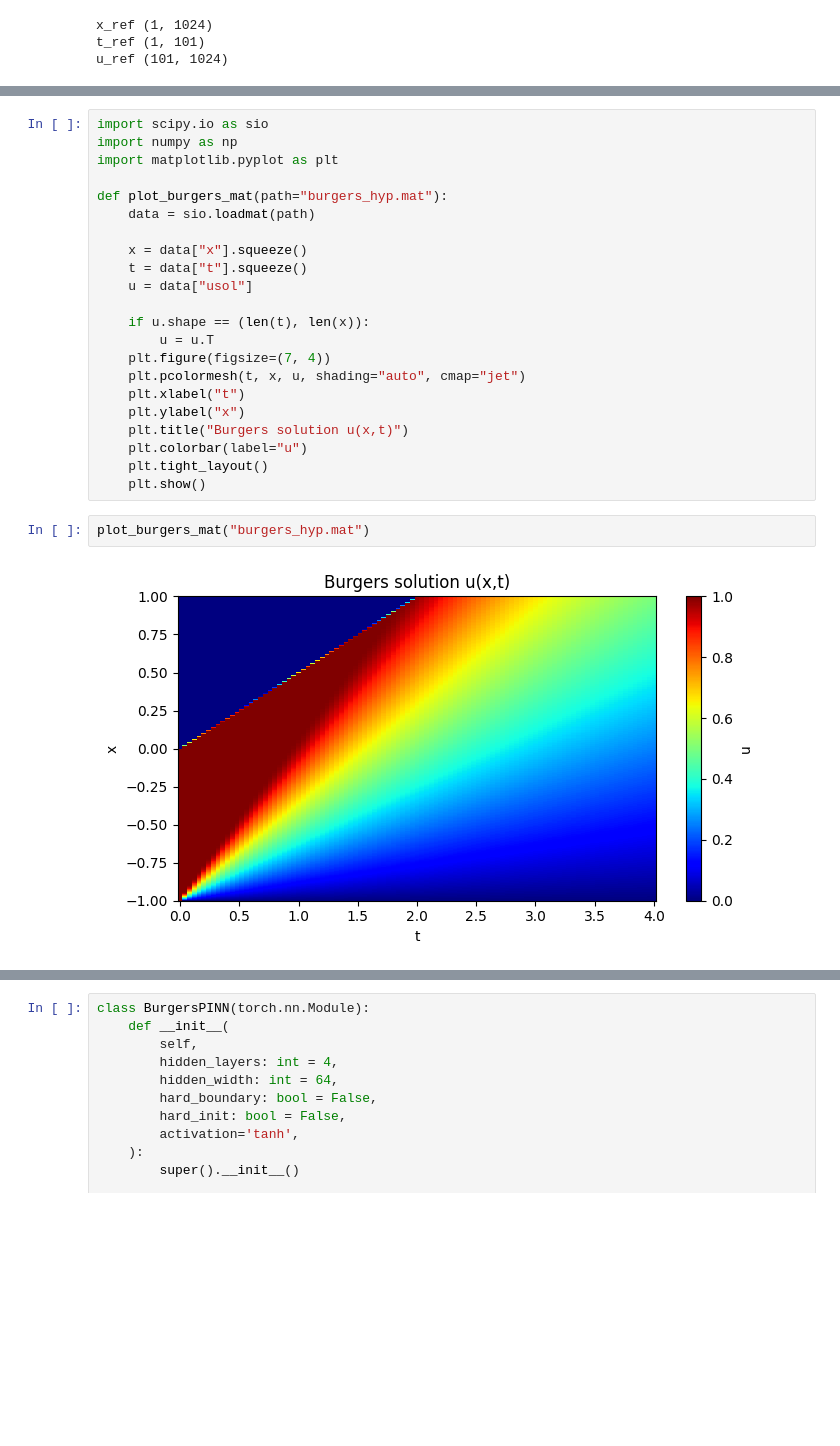
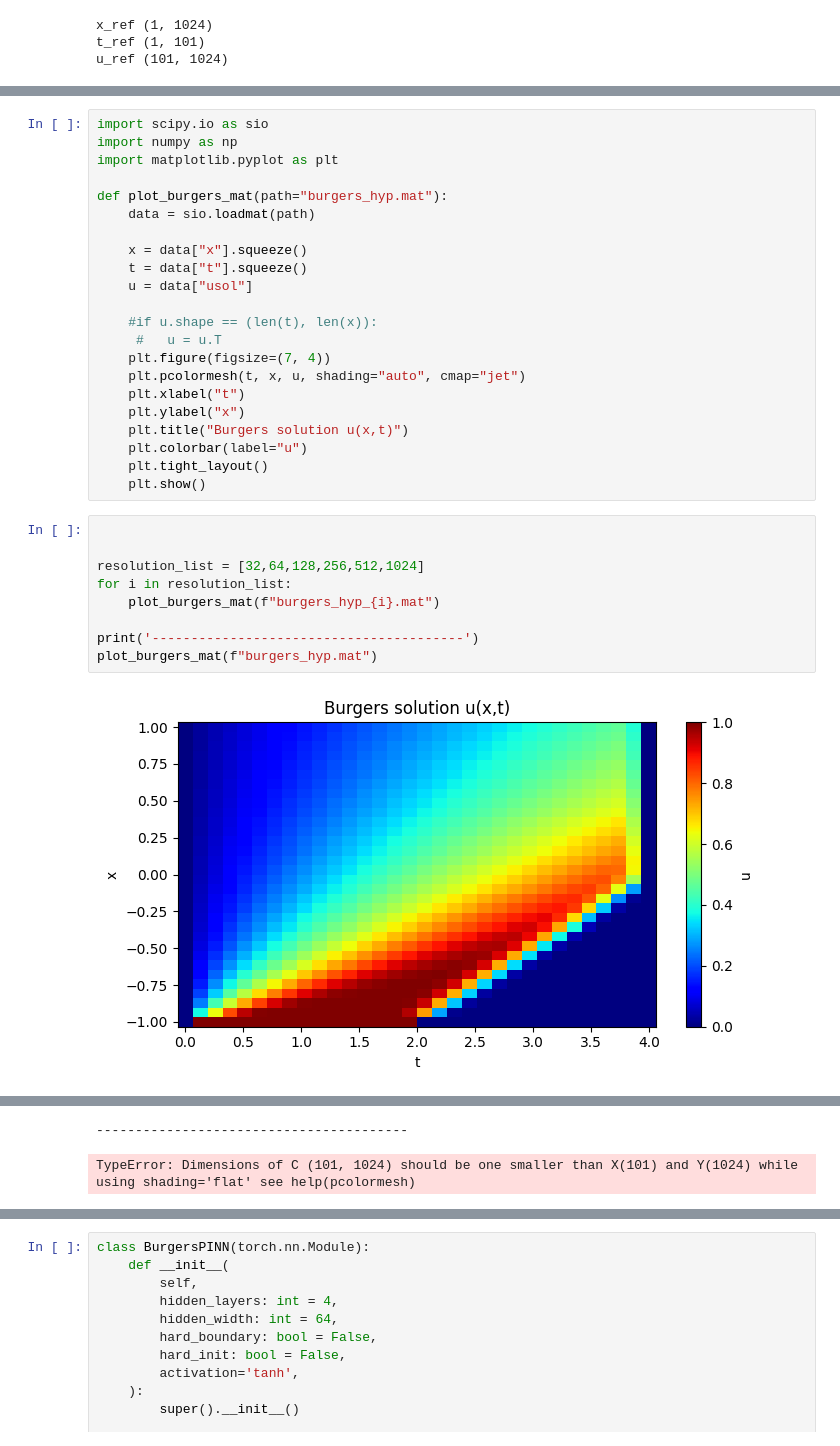
Before and after one commit to D-2n/DL-for-HPDE, a Jupyter notebook: jupyter notebooks/Burgers' Hyperbolic/burgers_pinn_hyperbolic.ipynb, the cells around one changed output, grey strips where cells are left out. Saved outputs shown, nothing was run; the diff lists cells and outputs as text; blank space fills up the shorter version.

Commit message:
Added super-resolution hypothesis testing

```diff
--- a/jupyter notebooks/Burgers' Hyperbolic/burgers_pinn_hyperbolic.ipynb
+++ b/jupyter notebooks/Burgers' Hyperbolic/burgers_pinn_hyperbolic.ipynb
@@ -176,8 +181,8 @@ def plot_burgers_mat(path="burgers_hyp.mat"):
     t = data["t"].squeeze()
     u = data["usol"]
 
-    if u.shape == (len(t), len(x)):
-        u = u.T
+    #if u.shape == (len(t), len(x)):
+     #   u = u.T
     plt.figure(figsize=(7, 4))
     plt.pcolormesh(t, x, u, shading="auto", cmap="jet")
     plt.xlabel("t")
@@ -187,6 +192,13 @@ def plot_burgers_mat(path="burgers_hyp.mat"):
     plt.tight_layout()
     plt.show()
 # %%
-plot_burgers_mat("burgers_hyp.mat")
+
+
+resolution_list = [32,64,128,256,512,1024]
+for i in resolution_list:
+    plot_burgers_mat(f"burgers_hyp_{i}.mat")
+
+print('----------------------------------------')
+plot_burgers_mat(f"burgers_hyp.mat")
 # %% [output]
-[figure, old version]
+[figure, new version]
@@ -192,0 +210,2 @@ plot_burgers_mat("burgers_hyp.mat")
+----------------------------------------
+TypeError: Dimensions of C (101, 1024) should be one smaller than X(101) and Y(1024) while using shading='flat' see help(pcolormesh)
```
Also changed, not shown: parts of 8 cells of this notebook, 6 other files.
